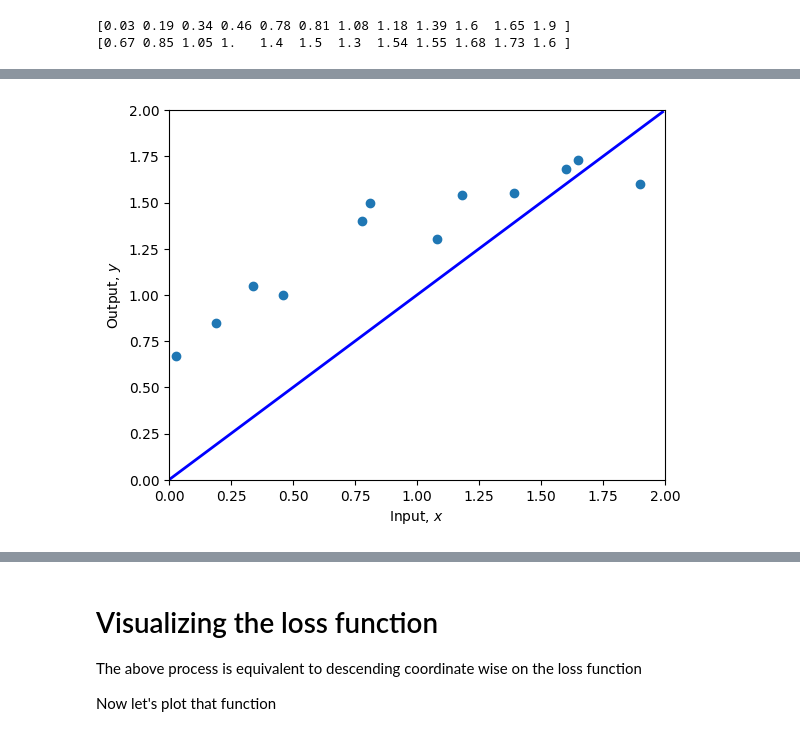
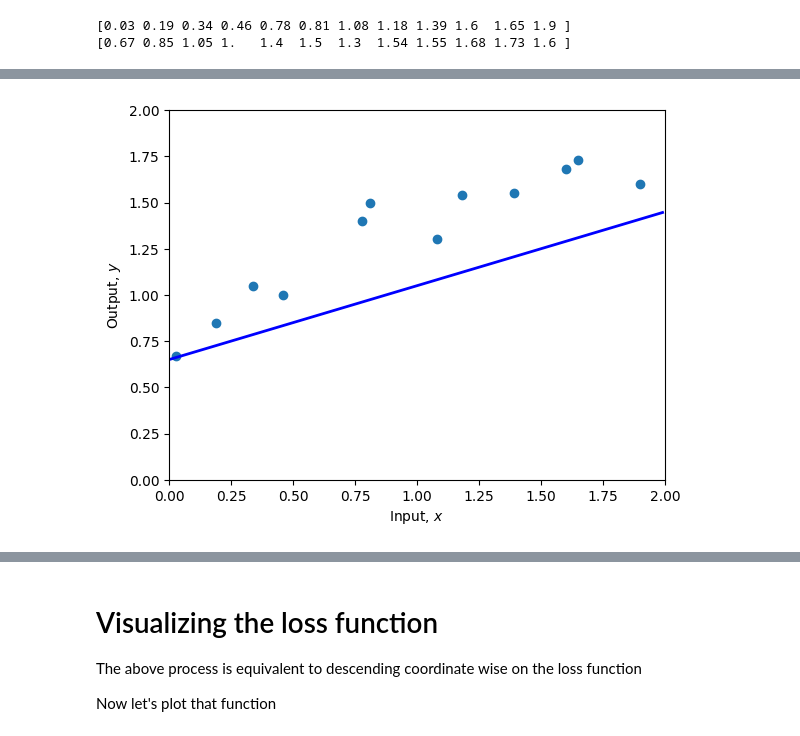
Before and after one commit to ddAdoro/AI-Assignment-SCT314-C004-0594-2026, a Jupyter notebook: Notebooks/Chap02/2_1_Supervised_Learning.ipynb, the cells around one changed output, grey strips where cells are left out. Saved outputs shown, nothing was run; the diff lists cells and outputs as text; code cells hidden in the pictures.

```diff
--- a/Notebooks/Chap02/2_1_Supervised_Learning.ipynb
+++ b/Notebooks/Chap02/2_1_Supervised_Learning.ipynb
@@ -24,10 +24,9 @@ print(y)
 [0.03 0.19 0.34 0.46 0.78 0.81 1.08 1.18 1.39 1.6  1.65 1.9 ]
 [0.67 0.85 1.05 1.   1.4  1.5  1.3  1.54 1.55 1.68 1.73 1.6 ]
 # %%
-# Define 1D linear regression model
 def f(x, phi0, phi1):
   # TODO :  Replace this line with the linear regression model (eq 2.4)
-  y = x
+  y = phi0 + phi1 * x
 
   return y
 # %%
@@ -80,13 +79,13 @@ Your Loss = 0.00, Ground truth =10.28
 # %%
 # TODO -- Change the parameters manually to fit the model
 # First fix phi1 and try changing phi0 until you can't make the loss go down any more
 # Then fix phi0 and try changing phi1 until you can't make the loss go down any more
 # Repeat this process until you find a set of parameters that fit the model as in figure 2.2d
 # You can either do this by hand, or if you want to get fancy, write code to descent automatically in this way
 # Start at these values:
-phi0 = 1.60 ; phi1 =-0.8
+phi0 = 0.65 ; phi1 = 0.4
 
 plot(x,y,phi0,phi1)
-print(f'Your Loss = {compute_loss(x,y,phi0,phi1):3.2f}')
+print(f'Your Loss = {compute_loss(x,y,phi0,phi1):8.6f}')
 # %% [output]
-[figure, old version]
+[figure, new version]
```
Also changed, not shown: parts of 7 cells of this notebook.
